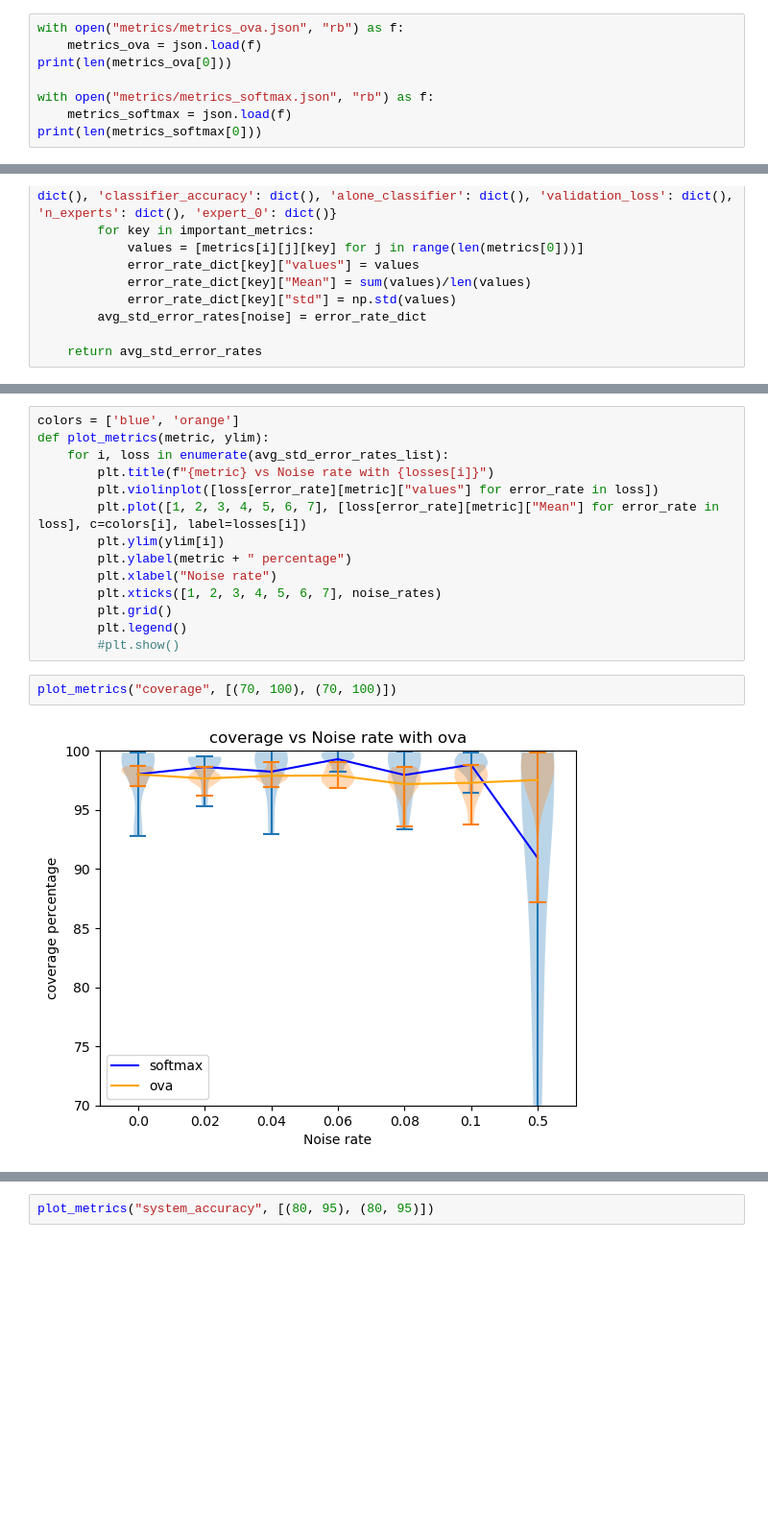
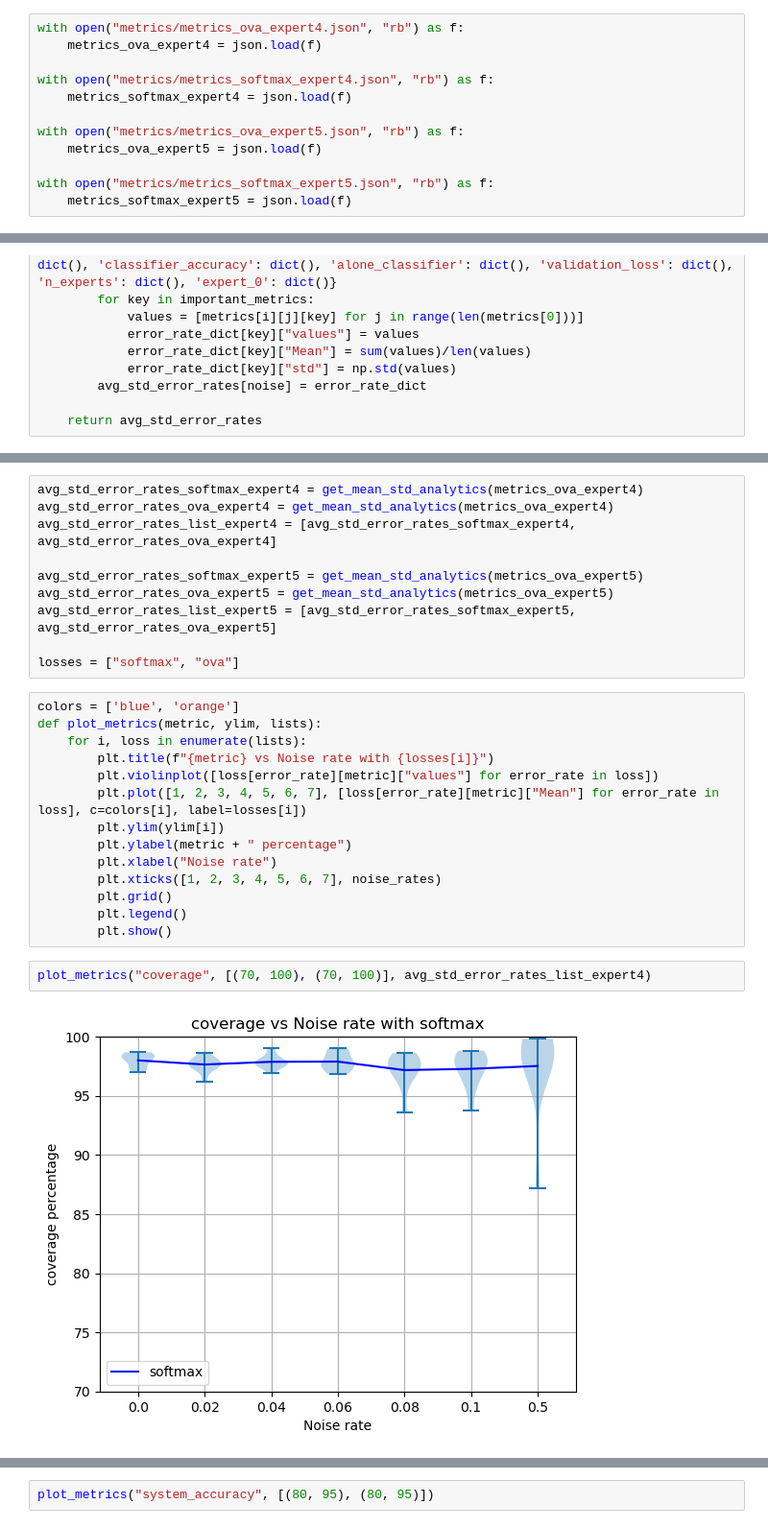
Before and after one commit to LeonPeric/Multi_L2D, a Jupyter notebook: Hatespeech/analysis.ipynb, the cells around one changed output, grey strips where cells are left out. Shown at 96% size. Saved outputs shown, nothing was run; the diff lists cells and outputs as text; blank space fills up the shorter version.

```diff
--- a/Hatespeech/analysis.ipynb
+++ b/Hatespeech/analysis.ipynb
@@ -10,10 +10,14 @@ import json
 noise_rates = [0.0, 0.02, 0.04, 0.06, 0.08, 0.1, 0.5]
 seeds = [42, 35, 936, 235, 464, 912, 445, 202, 19, 986]
 # %%
-with open("metrics/metrics_ova.json", "rb") as f:
-    metrics_ova = json.load(f)
-print(len(metrics_ova[0]))
+with open("metrics/metrics_ova_expert4.json", "rb") as f:
+    metrics_ova_expert4 = json.load(f)
 
-with open("metrics/metrics_softmax.json", "rb") as f:
-    metrics_softmax = json.load(f)
-print(len(metrics_softmax[0]))
+with open("metrics/metrics_softmax_expert4.json", "rb") as f:
+    metrics_softmax_expert4 = json.load(f)
+
+with open("metrics/metrics_ova_expert5.json", "rb") as f:
+    metrics_ova_expert5 = json.load(f)
+
+with open("metrics/metrics_softmax_expert5.json", "rb") as f:
+    metrics_softmax_expert5 = json.load(f)
@@ -43,7 +39,17 @@ losses = ["softmax", "ova"]
+# %%
+avg_std_error_rates_softmax_expert4 = get_mean_std_analytics(metrics_ova_expert4)
+avg_std_error_rates_ova_expert4 = get_mean_std_analytics(metrics_ova_expert4)
+avg_std_error_rates_list_expert4 = [avg_std_error_rates_softmax_expert4, avg_std_error_rates_ova_expert4]
+
+avg_std_error_rates_softmax_expert5 = get_mean_std_analytics(metrics_ova_expert5)
+avg_std_error_rates_ova_expert5 = get_mean_std_analytics(metrics_ova_expert5)
+avg_std_error_rates_list_expert5 = [avg_std_error_rates_softmax_expert5, avg_std_error_rates_ova_expert5]
+
+losses = ["softmax", "ova"]
 # %%
 colors = ['blue', 'orange']
-def plot_metrics(metric, ylim):
-    for i, loss in enumerate(avg_std_error_rates_list):
+def plot_metrics(metric, ylim, lists):
+    for i, loss in enumerate(lists):
         plt.title(f"{metric} vs Noise rate with {losses[i]}")
         plt.violinplot([loss[error_rate][metric]["values"] for error_rate in loss])
         plt.plot([1, 2, 3, 4, 5, 6, 7], [loss[error_rate][metric]["Mean"] for error_rate in loss], c=colors[i], label=losses[i])
@@ -53,8 +59,8 @@ def plot_metrics(metric, ylim):
         plt.xticks([1, 2, 3, 4, 5, 6, 7], noise_rates)
         plt.grid()
         plt.legend()
-        #plt.show()
+        plt.show()
 # %%
-plot_metrics("coverage", [(70, 100), (70, 100)])
+plot_metrics("coverage", [(70, 100), (70, 100)], avg_std_error_rates_list_expert4)
 # %% [output]
-[figure, old version]
+[figure, new version]
```
Also changed, not shown: parts of 4 cells of this notebook, 4 other files.
